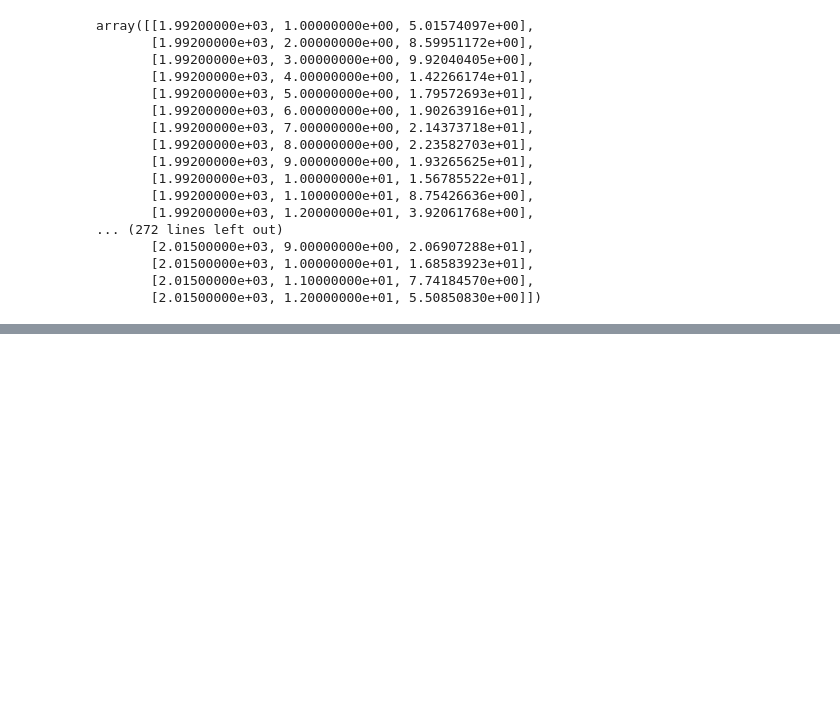
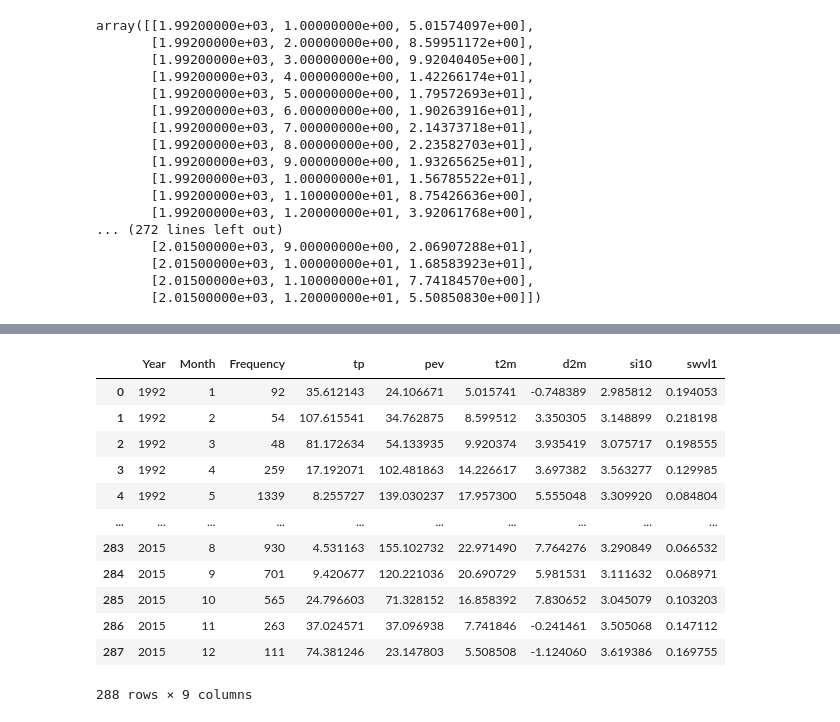
Before and after one commit to milicak/Data_Analysis_Course, a Jupyter notebook: 10_CA_fires_ANN.ipynb, the cells around one changed output, grey strips where cells are left out. Saved outputs shown, nothing was run; the diff lists cells and outputs as text; code cells hidden in the pictures; blank space fills up the shorter version.

```diff
--- a/10_CA_fires_ANN.ipynb
+++ b/10_CA_fires_ANN.ipynb
@@ -463,0 +614,16 @@ array([[1.99200000e+03, 1.00000000e+00, 5.01574097e+00],
+# %%
+df_freq
+# %% [output]
+|  | Year | Month | Frequency | tp | pev | t2m | d2m | si10 | swvl1 |
+| 0 | 1992 | 1 | 92 | 35.612143 | 24.106671 | 5.015741 | -0.748389 | 2.985812 | 0.194053 |
+| 1 | 1992 | 2 | 54 | 107.615541 | 34.762875 | 8.599512 | 3.350305 | 3.148899 | 0.218198 |
+| 2 | 1992 | 3 | 48 | 81.172634 | 54.133935 | 9.920374 | 3.935419 | 3.075717 | 0.198555 |
+| 3 | 1992 | 4 | 259 | 17.192071 | 102.481863 | 14.226617 | 3.697382 | 3.563277 | 0.129985 |
+| 4 | 1992 | 5 | 1339 | 8.255727 | 139.030237 | 17.957300 | 5.555048 | 3.309920 | 0.084804 |
+| ... | ... | ... | ... | ... | ... | ... | ... | ... | ... |
+| 283 | 2015 | 8 | 930 | 4.531163 | 155.102732 | 22.971490 | 7.764276 | 3.290849 | 0.066532 |
+| 284 | 2015 | 9 | 701 | 9.420677 | 120.221036 | 20.690729 | 5.981531 | 3.111632 | 0.068971 |
+| 285 | 2015 | 10 | 565 | 24.796603 | 71.328152 | 16.858392 | 7.830652 | 3.045079 | 0.103203 |
+| 286 | 2015 | 11 | 263 | 37.024571 | 37.096938 | 7.741846 | -0.241461 | 3.505068 | 0.147112 |
+| 287 | 2015 | 12 | 111 | 74.381246 | 23.147803 | 5.508508 | -1.124060 | 3.619386 | 0.169755 |
+288 rows × 9 columns
```
Also changed, not shown: parts of 10 cells of this notebook.
